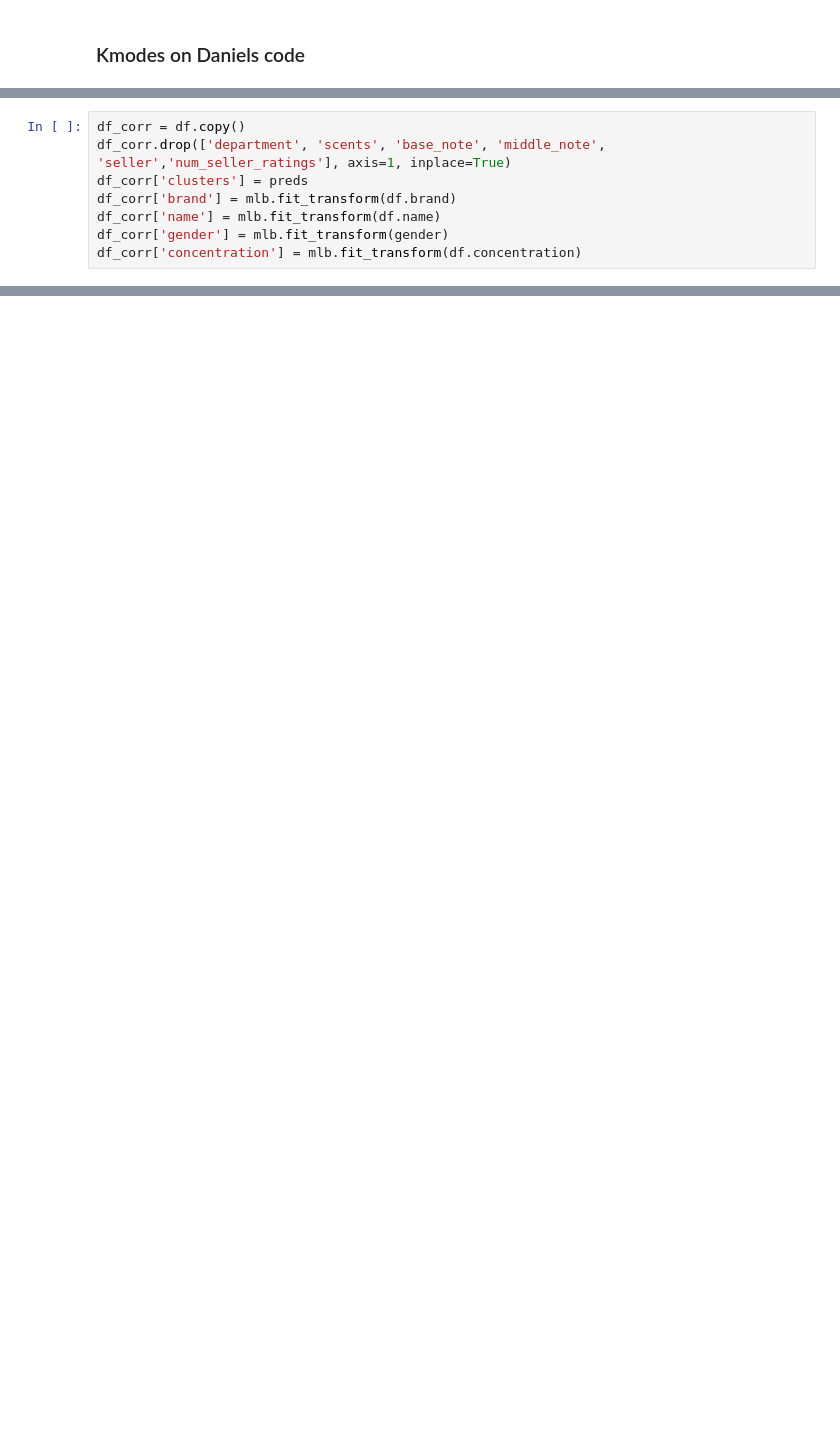
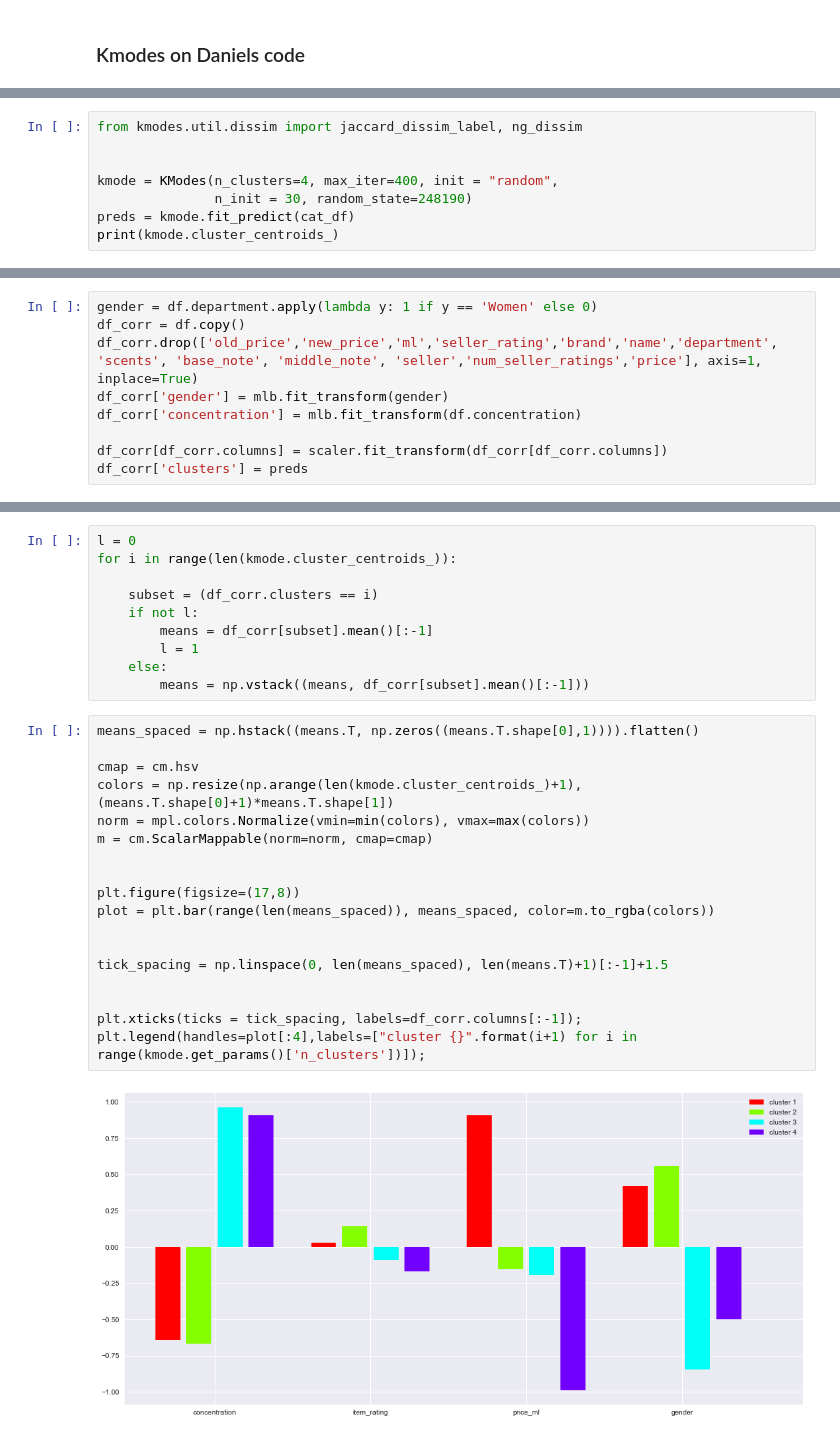
Before and after one commit to Sllambias/perfume_mining, a Jupyter notebook: preproc.ipynb, the cells around one changed output, grey strips where cells are left out. Drawn from its saved outputs; the diff is of its cells as text; blank space fills up the shorter version.

```diff
--- a/preproc.ipynb
+++ b/preproc.ipynb
@@ -241,0 +143,8 @@ plt.scatter(X, Y)
+# %%
+from kmodes.util.dissim import jaccard_dissim_label, ng_dissim
+
+
+kmode = KModes(n_clusters=4, max_iter=400, init = "random",
+               n_init = 30, random_state=248190)
+preds = kmode.fit_predict(cat_df)
+print(kmode.cluster_centroids_)
@@ -242,8 +156,9 @@ plt.scatter(X, Y)
 # %%
+gender = df.department.apply(lambda y: 1 if y == 'Women' else 0)
 df_corr = df.copy()
-df_corr.drop(['department', 'scents', 'base_note', 'middle_note', 'seller','num_seller_ratings'], axis=1, inplace=True)
-df_corr['clusters'] = preds
-df_corr['brand'] = mlb.fit_transform(df.brand)
-df_corr['name'] = mlb.fit_transform(df.name)
+df_corr.drop(['old_price','new_price','ml','seller_rating','brand','name','department', 'scents', 'base_note', 'middle_note', 'seller','num_seller_ratings','price'], axis=1, inplace=True)
 df_corr['gender'] = mlb.fit_transform(gender)
 df_corr['concentration'] = mlb.fit_transform(df.concentration)
+
+df_corr[df_corr.columns] = scaler.fit_transform(df_corr[df_corr.columns])
+df_corr['clusters'] = preds
@@ -298,0 +165,30 @@ df_not_noon.head()
+# %%
+l = 0
+for i in range(len(kmode.cluster_centroids_)):
+
+    subset = (df_corr.clusters == i)
+    if not l:
+        means = df_corr[subset].mean()[:-1]
+        l = 1
+    else:
+        means = np.vstack((means, df_corr[subset].mean()[:-1]))
+# %%
+means_spaced = np.hstack((means.T, np.zeros((means.T.shape[0],1)))).flatten()
+
+cmap = cm.hsv
+colors = np.resize(np.arange(len(kmode.cluster_centroids_)+1), (means.T.shape[0]+1)*means.T.shape[1])
+norm = mpl.colors.Normalize(vmin=min(colors), vmax=max(colors))
+m = cm.ScalarMappable(norm=norm, cmap=cmap)
+
+
+plt.figure(figsize=(17,8))
+plot = plt.bar(range(len(means_spaced)), means_spaced, color=m.to_rgba(colors))
+
+
+tick_spacing = np.linspace(0, len(means_spaced), len(means.T)+1)[:-1]+1.5
+
+
+plt.xticks(ticks = tick_spacing, labels=df_corr.columns[:-1]);
+plt.legend(handles=plot[:4],labels=["cluster {}".format(i+1) for i in range(kmode.get_params()['n_clusters'])]);
+# %% [output]
+[figure, added]
```
Also changed, not shown: parts of 36 cells of this notebook.
